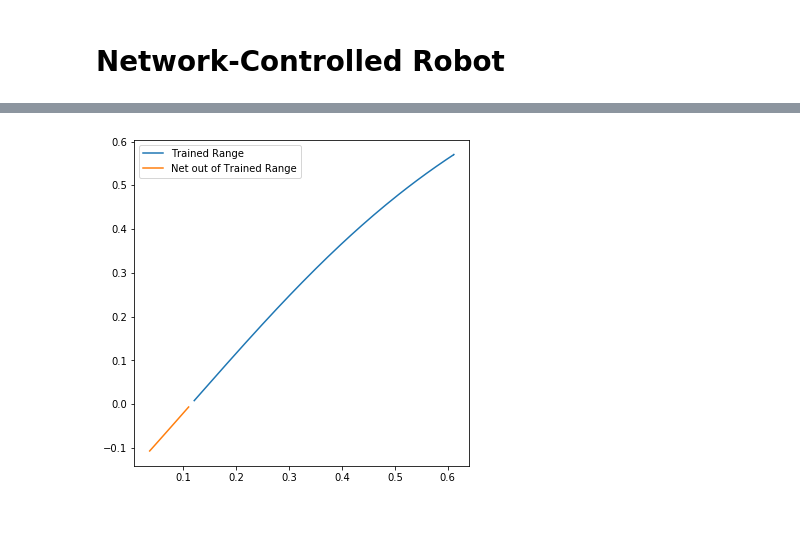
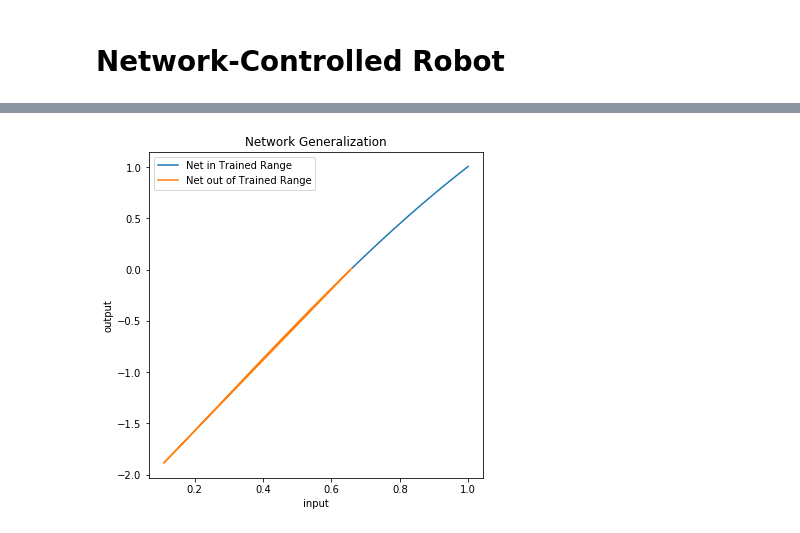
Before and after one commit to ArtificialIntelligenceToolkit/conx, a Jupyter notebook: notebooks/TeacherRobot.ipynb, the cells around one changed output, grey strips where cells are left out. Cells and saved outputs as stored; diff of their text form; code cells hidden in the pictures.

```diff
--- a/notebooks/TeacherRobot.ipynb
+++ b/notebooks/TeacherRobot.ipynb
@@ -162,5 +153,4 @@ sim.widget
 # %% [output]
 [interactive output not drawn]
 # %%
-trained_range = ["Net in Trained Range", outputs[:]]
-outputs = []
+trained_range = ["Net in Trained Range", [pair for pair in outputs if pair[0] > .66]]
@@ -171,6 +162,7 @@ scatter(trained_range)
 # %%
-untrained_range = ["Net out of Trained Range", outputs[:]]
+untrained_range = ["Net out of Trained Range", [pair for pair in outputs if pair[0] <= .66]]
 # %%
-scatter([trained_range, untrained_range])
+scatter([trained_range, untrained_range],
+        title="Network Generalization", xlabel="input", ylabel="output")
 # %% [output]
-[figure, old version]
+[figure, new version]
```
Also changed, not shown: parts of 24 cells of this notebook, 1 other file.
